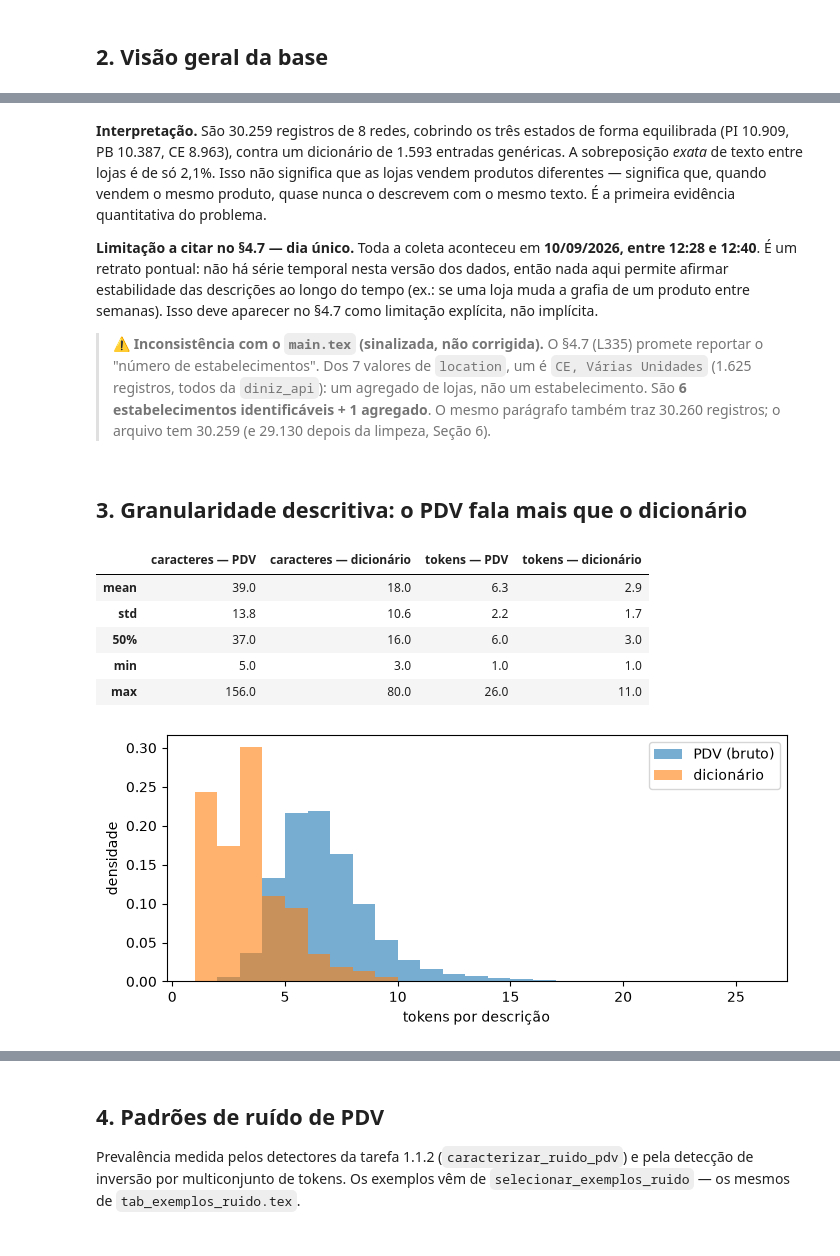
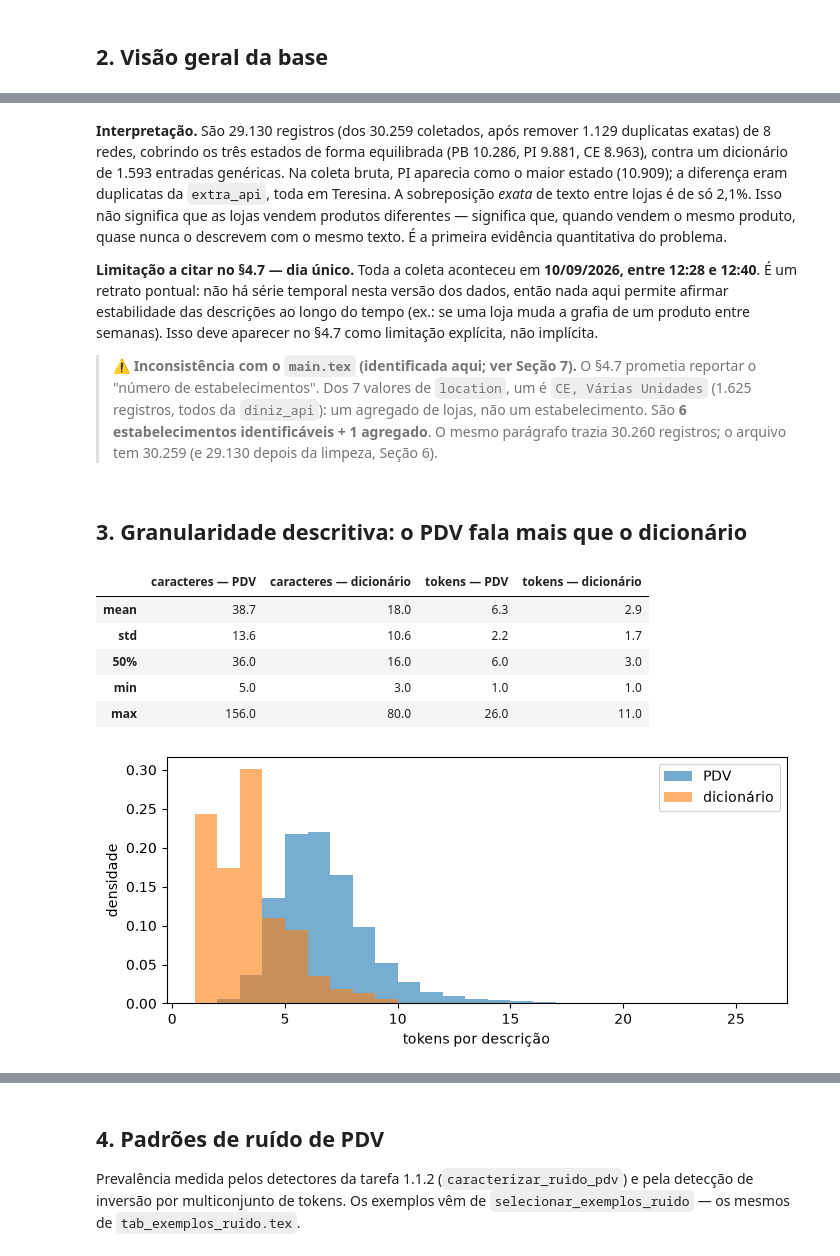
Before and after one commit to pedrohmvv/tcc, a Jupyter notebook: notebooks/02_eda.ipynb, the cells around one changed output, grey strips where cells are left out. Drawn from its saved outputs; the diff is of its cells as text; code cells hidden in the pictures.

```diff
--- a/notebooks/02_eda.ipynb
+++ b/notebooks/02_eda.ipynb
@@ -31,13 +33,17 @@ def carregar_script(nome: str, arquivo: str):
 
 
 eda = carregar_script("eda", "02_analise_exploratoria.py")
-construcao = carregar_script("construcao", "03_construcao_dataset.py")
+coleta = carregar_script("coleta", "01_coleta_dados.py")
 %matplotlib inline
 
+# Base oficial (ADR-0012): o script 01 grava a base limpa; a EDA a descreve.
+relatorio = coleta.executar_limpeza(RAIZ / "dados" / "brutos", RAIZ / "dados" / "processados")
+base, dicionario = eda.carregar_base_limpa(RAIZ / "dados" / "processados")
+# Brutos: usados só na Seção 6, para mostrar o que a limpeza fez.
 bruto = eda.carregar_produtos(RAIZ / "dados" / "brutos")
 dicionario_bruto = eda.carregar_dicionario(RAIZ / "dados" / "brutos")
 
 # ADR-0011: nunca exibir as colunas do matcher ALTA.
 VISIVEIS = ["product_id", "description", "unit", "price", "location", "source", "collected_at"]
-print(f"Base bruta: {len(bruto):,} registros | dicionário: {len(dicionario_bruto):,} entradas")
+print(f"Base limpa: {len(base):,} registros (coletados: {len(bruto):,}) | dicionário: {len(dicionario):,} entradas")
 # %% [output]
@@ -90,35 +99,35 @@ display(pd.Series(contagens["distribuicao_location"], name="registros por local"
 | CE, Fortaleza, Papicu | 1293 |
 | PI, Teresina, Santa Isabel | 675 |
 # %% [markdown]
-**Interpretação.** São 30.259 registros de 8 redes, cobrindo os três estados de forma equilibrada (PI 10.909, PB 10.387, CE 8.963), contra um dicionário de 1.593 entradas genéricas. A sobreposição *exata* de texto entre lojas é de só 2,1%. Isso não significa que as lojas vendem produtos diferentes — significa que, quando vendem o mesmo produto, quase nunca o descrevem com o mesmo texto. É a primeira evidência quantitativa do problema.
+**Interpretação.** São 29.130 registros (dos 30.259 coletados, após remover 1.129 duplicatas exatas) de 8 redes, cobrindo os três estados de forma equilibrada (PB 10.286, PI 9.881, CE 8.963), contra um dicionário de 1.593 entradas genéricas. Na coleta bruta, PI aparecia como o maior estado (10.909); a diferença eram duplicatas da `extra_api`, toda em Teresina. A sobreposição *exata* de texto entre lojas é de só 2,1%. Isso não significa que as lojas vendem produtos diferentes — significa que, quando vendem o mesmo produto, quase nunca o descrevem com o mesmo texto. É a primeira evidência quantitativa do problema.
 
 **Limitação a citar no §4.7 — dia único.** Toda a coleta aconteceu em **10/09/2026, entre 12:28 e 12:40**. É um retrato pontual: não há série temporal nesta versão dos dados, então nada aqui permite afirmar estabilidade das descrições ao longo do tempo (ex.: se uma loja muda a grafia de um produto entre semanas). Isso deve aparecer no §4.7 como limitação explícita, não implícita.
 
-> ⚠️ **Inconsistência com o `main.tex` (sinalizada, não corrigida).** O §4.7 (L335) promete reportar o "número de estabelecimentos". Dos 7 valores de `location`, um é `CE, Várias Unidades` (1.625 registros, todos da `diniz_api`): um agregado de lojas, não um estabelecimento. São **6 estabelecimentos identificáveis + 1 agregado**. O mesmo parágrafo também traz 30.260 registros; o arquivo tem 30.259 (e 29.130 depois da limpeza, Seção 6).
+> ⚠️ **Inconsistência com o `main.tex` (identificada aqui; ver Seção 7).** O §4.7 prometia reportar o "número de estabelecimentos". Dos 7 valores de `location`, um é `CE, Várias Unidades` (1.625 registros, todos da `diniz_api`): um agregado de lojas, não um estabelecimento. São **6 estabelecimentos identificáveis + 1 agregado**. O mesmo parágrafo trazia 30.260 registros; o arquivo tem 30.259 (e 29.130 depois da limpeza, Seção 6).
 # %% [markdown]
 ## 3. Granularidade descritiva: o PDV fala mais que o dicionário
 # %%
-comprimentos = eda.comparar_comprimentos(bruto, dicionario_bruto)
+comprimentos = eda.comparar_comprimentos(base, dicionario)
 tabela = pd.DataFrame({
     "caracteres — PDV": comprimentos["caracteres_bruto"],
     "caracteres — dicionário": comprimentos["caracteres_dicionario"],
     "tokens — PDV": comprimentos["tokens_bruto"],
     "tokens — dicionário": comprimentos["tokens_dicionario"],
 }).loc[["mean", "std", "50%", "min", "max"]].round(1)
 display(tabela)
 
-tok_pdv = bruto["description"].map(lambda t: len(eda.tokenizar(t)))
-tok_dic = dicionario_bruto["desc_alim"].map(lambda t: len(eda.tokenizar(t)))
+tok_pdv = base["description"].map(lambda t: len(eda.tokenizar(t)))
+tok_dic = dicionario["desc_alim"].map(lambda t: len(eda.tokenizar(t)))
 fig, ax = plt.subplots(figsize=(8, 3.2))
-ax.hist(tok_pdv, bins=range(1, 27), alpha=.6, density=True, label="PDV (bruto)")
+ax.hist(tok_pdv, bins=range(1, 27), alpha=.6, density=True, label="PDV")
 ax.hist(tok_dic, bins=range(1, 27), alpha=.6, density=True, label="dicionário")
 ax.set_xlabel("tokens por descrição"); ax.set_ylabel("densidade"); ax.legend(); plt.show()
 # %% [output]
 |  | caracteres — PDV | caracteres — dicionário | tokens — PDV | tokens — dicionário |
-| mean | 39.0 | 18.0 | 6.3 | 2.9 |
-| std | 13.8 | 10.6 | 2.2 | 1.7 |
-| 50% | 37.0 | 16.0 | 6.0 | 3.0 |
+| mean | 38.7 | 18.0 | 6.3 | 2.9 |
+| std | 13.6 | 10.6 | 2.2 | 1.7 |
+| 50% | 36.0 | 16.0 | 6.0 | 3.0 |
 | min | 5.0 | 3.0 | 1.0 | 1.0 |
 | max | 156.0 | 80.0 | 26.0 | 11.0 |
-[figure, old version]
+[figure, new version]
 # %% [markdown]
```
Also changed, not shown: parts of 24 cells of this notebook, 24 other files.
